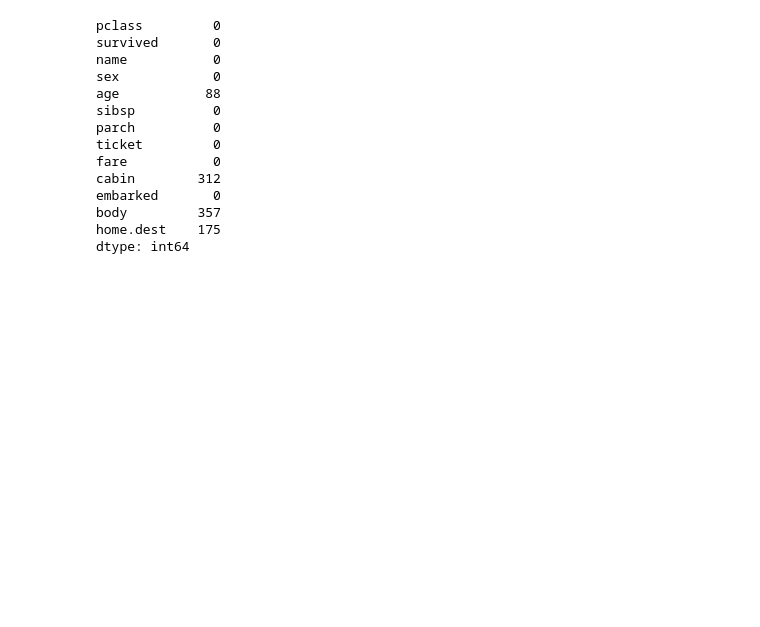
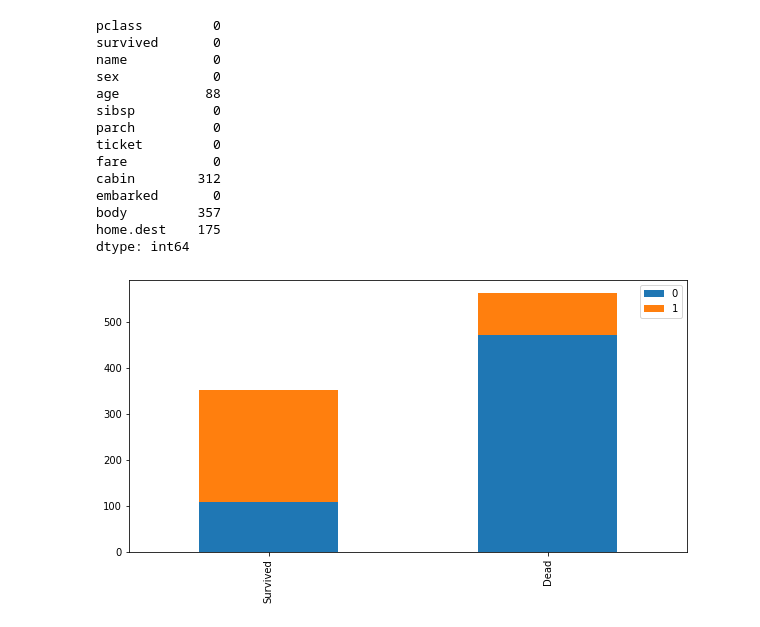
Before and after one commit to soojin888/1st_semester_study, a Jupyter notebook: etc/1학기_임수진_titanic_EDA.ipynb, the cells around one changed output. Cells and saved outputs as stored; diff of their text form; code cells hidden in the pictures; blank space fills up the shorter version.

```diff
--- a/etc/1학기_임수진_titanic_EDA.ipynb
+++ b/etc/1학기_임수진_titanic_EDA.ipynb
@@ -131,3 +123,26 @@ dtype: int64
 # body 사망자 확인 정보는 필요한 피처일까 했지만 너무 많은 결측치를 가지고 있음
 df_train = df_train.drop(['ticket', 'body', 'home.dest'], axis=1)
 df_test = df_test.drop(['ticket', 'body', 'home.dest'], axis=1)
+# %%
+# 각 피쳐에 따른 생존여부를 파악할 수 있는 함수
+
+def survived_or_dead(feature):
+    survived = df_train[df_train['survived'] == 1][feature].value_counts()
+    dead = df_train[df_train['survived'] == 0][feature].value_counts()
+    df = pd.DataFrame([survived, dead], index=['Survived', 'Dead'])
+    df.plot(kind='bar',stacked=True, figsize=(10,5))
+# %%
+# 피처 : sex
+# 1. 생존 여부에 관련이 높음
+# 2. 여자일수록 생족할 확률이 더 높음
+# 3. 명확히 구분되어진 데이터이므로 텍스트를 숫자로 변환
+df = [df_train, df_test]
+
+sex_mapping = {"male": 0, "female": 1}
+
+for df_sex in df:
+    df_sex['sex'] = df_sex['sex'].map(sex_mapping)
+
+survived_or_dead('sex')
+# %% [output]
+[figure, added]
```
Also changed, not shown: parts of 39 cells of this notebook.
